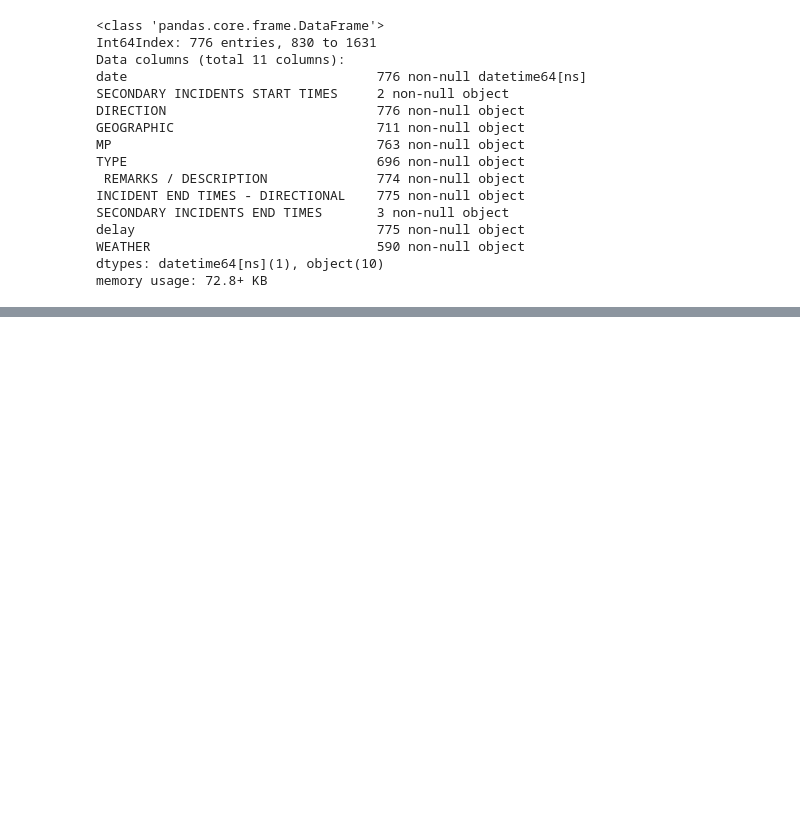
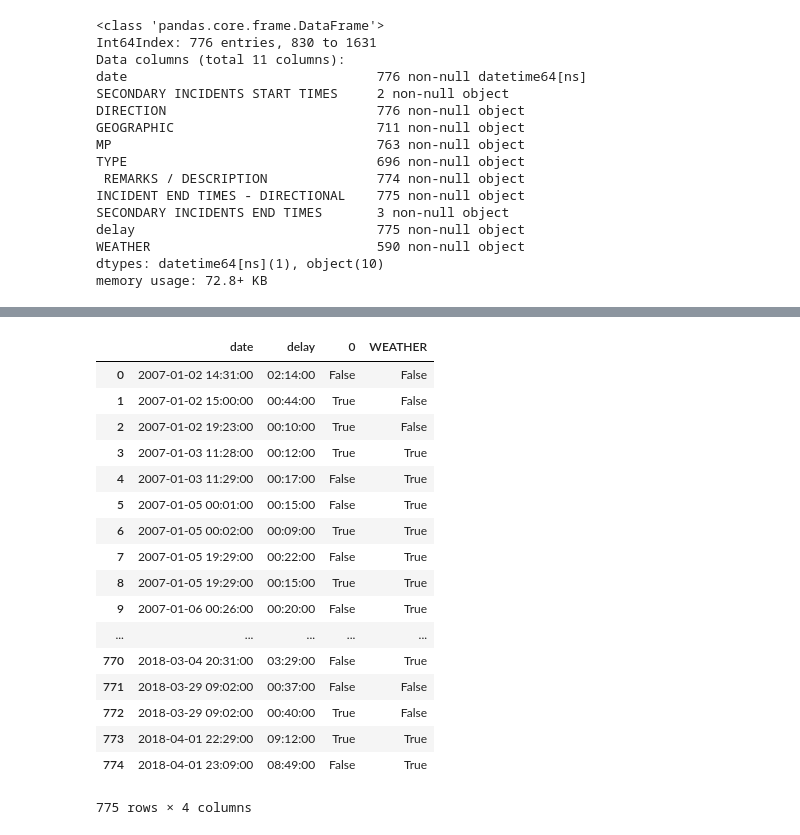
Before and after one commit to leannebaldwin/Pass_Closure, a Jupyter notebook: data_exploration/Snoqualmie_closure_data_exploration.ipynb, the cells around one changed output, grey strips where cells are left out. Saved outputs shown, nothing was run; the diff lists cells and outputs as text; code cells hidden in the pictures; blank space fills up the shorter version.

```diff
--- a/data_exploration/Snoqualmie_closure_data_exploration.ipynb
+++ b/data_exploration/Snoqualmie_closure_data_exploration.ipynb
@@ -280,0 +393,29 @@ memory usage: 72.8+ KB
+# %%
+snow.index = date.index
+# %%
+delay = df['delay']
+# %%
+delay.index = date.index
+# %%
+cleaned_df = pd.concat([date, delay, westbound, snow], axis=1)
+# %%
+cleaned_df
+# %% [output]
+|  | date | delay | 0 | WEATHER |
+| 0 | 2007-01-02 14:31:00 | 02:14:00 | False | False |
+| 1 | 2007-01-02 15:00:00 | 00:44:00 | True | False |
+| 2 | 2007-01-02 19:23:00 | 00:10:00 | True | False |
+| 3 | 2007-01-03 11:28:00 | 00:12:00 | True | True |
+| 4 | 2007-01-03 11:29:00 | 00:17:00 | False | True |
+| 5 | 2007-01-05 00:01:00 | 00:15:00 | False | True |
+| 6 | 2007-01-05 00:02:00 | 00:09:00 | True | True |
+| 7 | 2007-01-05 19:29:00 | 00:22:00 | False | True |
+| 8 | 2007-01-05 19:29:00 | 00:15:00 | True | True |
+| 9 | 2007-01-06 00:26:00 | 00:20:00 | False | True |
+| ... | ... | ... | ... | ... |
+| 770 | 2018-03-04 20:31:00 | 03:29:00 | False | True |
+| 771 | 2018-03-29 09:02:00 | 00:37:00 | False | False |
+| 772 | 2018-03-29 09:02:00 | 00:40:00 | True | False |
+| 773 | 2018-04-01 22:29:00 | 09:12:00 | True | True |
+| 774 | 2018-04-01 23:09:00 | 08:49:00 | False | True |
+775 rows × 4 columns
```
Also changed, not shown: parts of 13 cells of this notebook.
